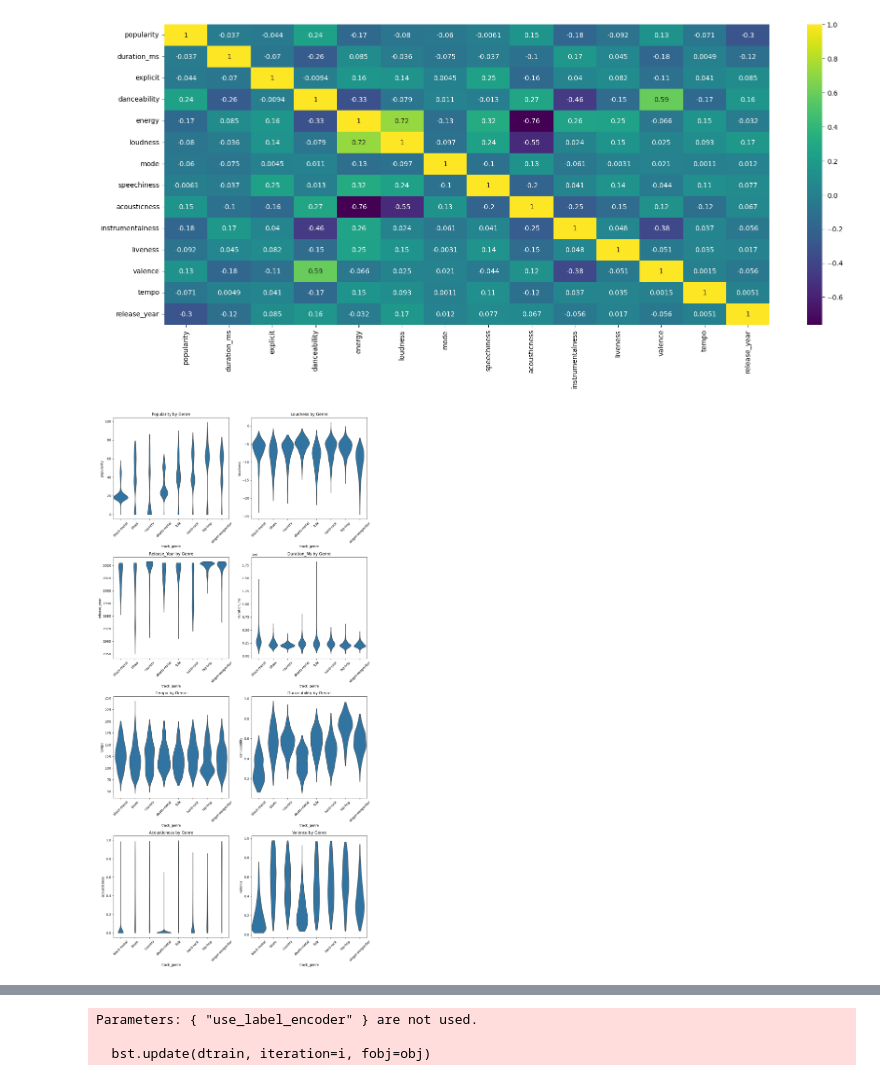
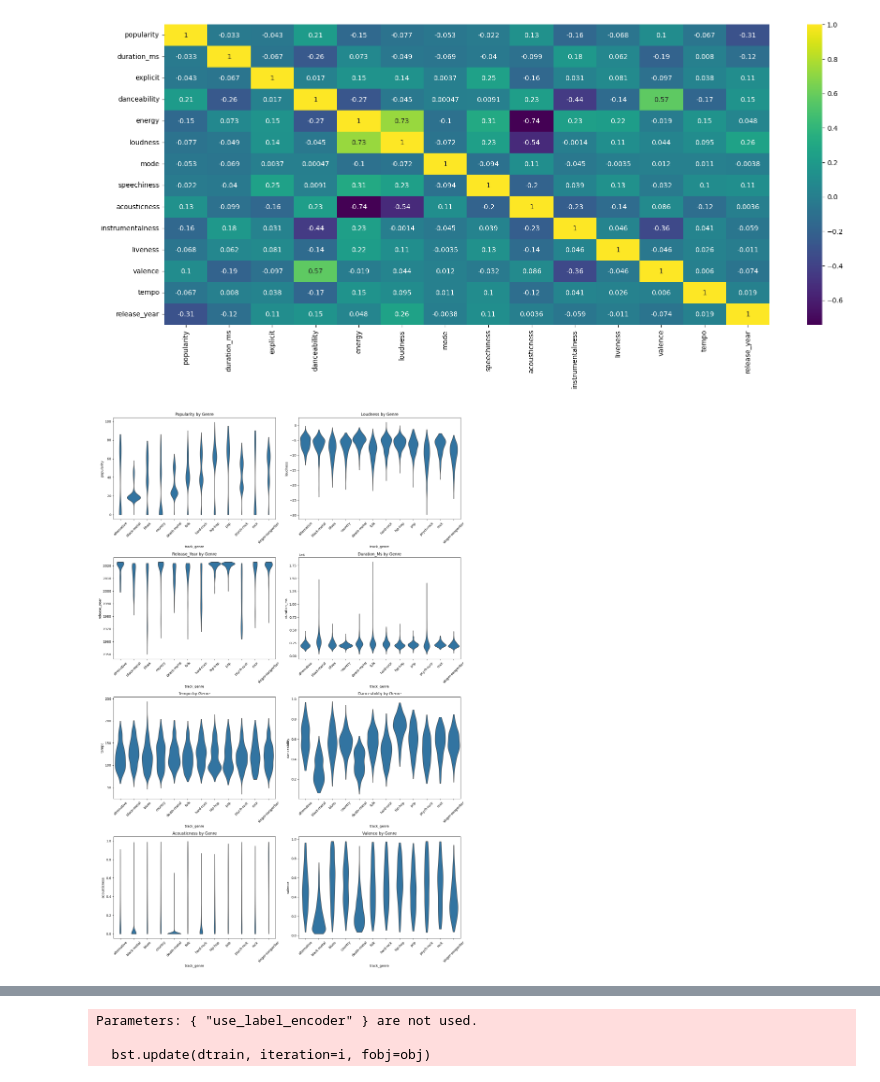
Before and after one commit to jedrek656/Spotify-genre-prediction, a Jupyter notebook: project.ipynb, the cells around one changed output, grey strips where cells are left out. Drawn from its saved outputs; the diff is of its cells as text; code cells hidden in the pictures.

```diff
--- a/project.ipynb
+++ b/project.ipynb
@@ -136,5 +163,7 @@ sns.lineplot(df_full.loc[df_full['release_year'] >= 1950].groupby('release_year'
 # %%
-genres_subset = ['singer-songwriter', 'death-metal', 'hard-rock', 'blues', 'hip-hop', 'country', 'folk', 'black-metal']
+#Let's take only some of subgenres for EDA. It would be hard to make graph for 130 genres
+
+genres_subset = ['singer-songwriter', 'death-metal', 'hard-rock', 'blues', 'hip-hop', 'country', 'folk', 'black-metal', 'rock', 'alternative', 'pop', 'psych-rock']
 df_full = df_full.loc[lambda df: df['track_genre'].isin(genres_subset)].reset_index(drop=True)
 NUM_OF_CLASSES = len(genres_subset)
 # %%
@@ -207,20 +227,20 @@ plt.show()
 # %%
 features = ['popularity', 'loudness', 'release_year', 'duration_ms', 'tempo', 'danceability', 'acousticness', 'valence']
 
 # Create subplots
-fig, axes = plt.subplots(nrows=int(len(features) / 2), ncols=2, figsize=(12, 24))
+fig, axes = plt.subplots(nrows=int(len(features) / 2), ncols=2, figsize=(16, 24))
 
 axes = axes.flatten()
 
 for i, feature in enumerate(features):
     sns.violinplot(df_full, x='track_genre', y=feature, inner=None, cut=0, width=1, ax=axes[i])
     axes[i].set_title(f'{feature.title()} by Genre')
     axes[i].tick_params(axis='x', rotation=45)
 
 plt.tight_layout()
 plt.show()
 # %% [output]
-[figure, old version]
+[figure, new version]
 # %%
 pd.DataFrame(df_full.loc[df_full.groupby('track_genre').idxmax().loc[:, 'popularity'].tolist()].loc[:, ['artists', 'track_name', 'popularity', 'track_genre']])
 # %% [output]
```
Also changed, not shown: parts of 19 cells of this notebook.
